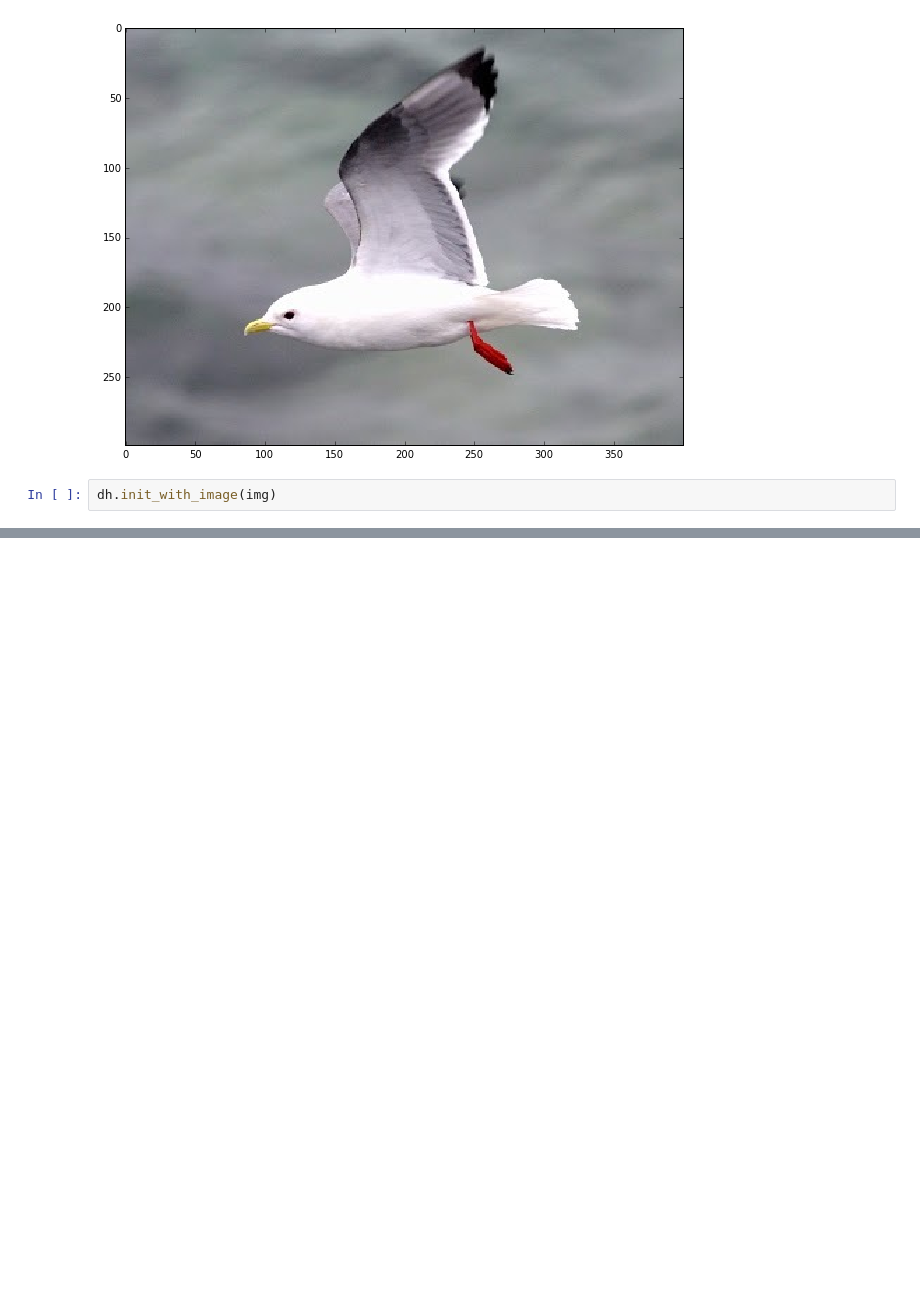
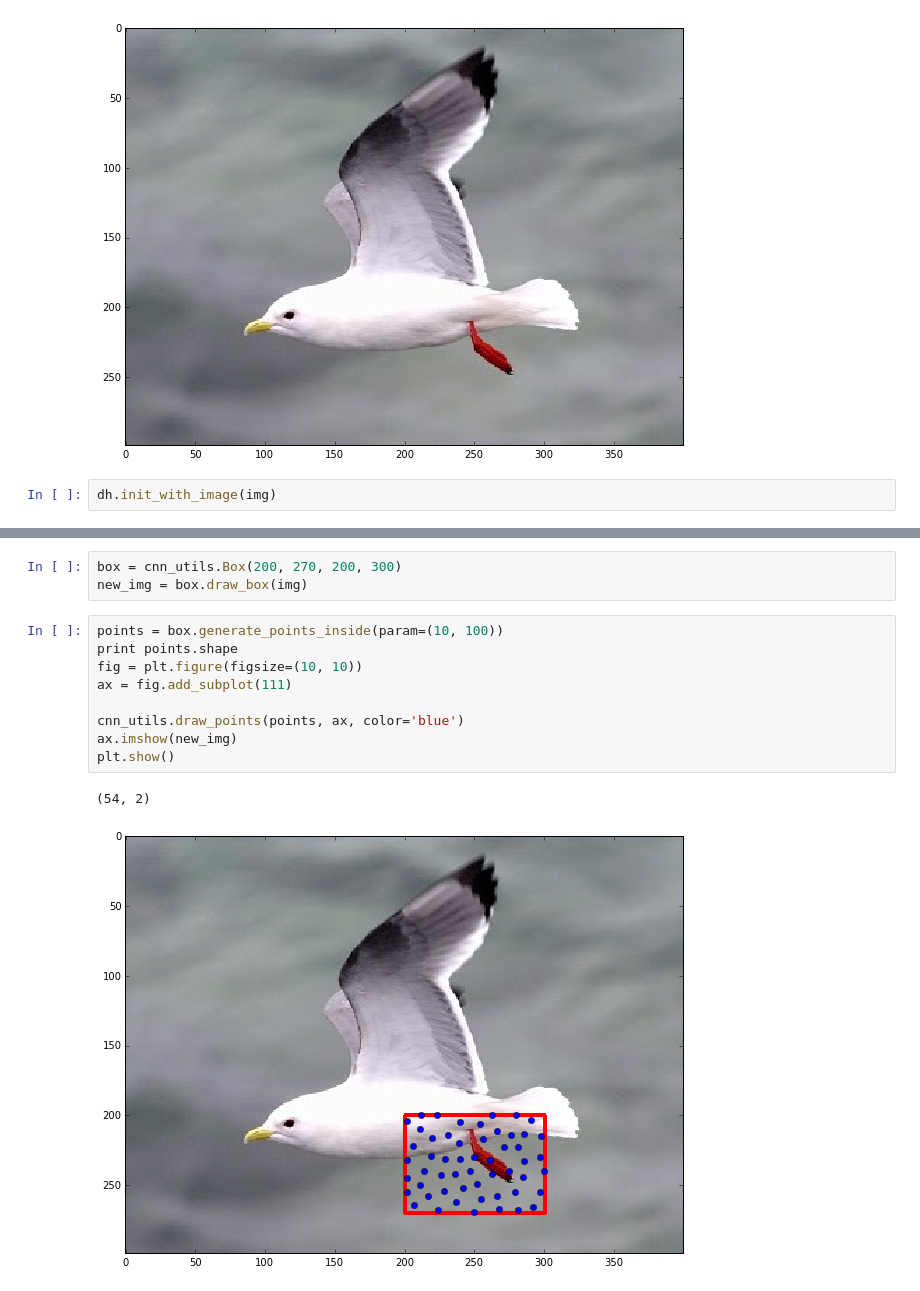
Before and after one commit to yassersouri/fast-bird-part-localization, a Jupyter notebook: experiments.ipynb, the cells around one changed output, grey strips where cells are left out. Saved outputs shown, nothing was run; the diff lists cells and outputs as text; blank space fills up the shorter version.

Commit message:
implement some point generation algorithm

```diff
--- a/experiments.ipynb
+++ b/experiments.ipynb
@@ -71,0 +77,15 @@ dh.ffeats.shape
+# %%
+box = cnn_utils.Box(200, 270, 200, 300)
+new_img = box.draw_box(img)
+# %%
+points = box.generate_points_inside(param=(10, 100))
+print points.shape
+fig = plt.figure(figsize=(10, 10))
+ax = fig.add_subplot(111)
+
+cnn_utils.draw_points(points, ax, color='blue')
+ax.imshow(new_img)
+plt.show()
+# %% [output]
+(54, 2)
+[figure, added]
```
Also changed, not shown: parts of 6 cells of this notebook, 1 other file.
